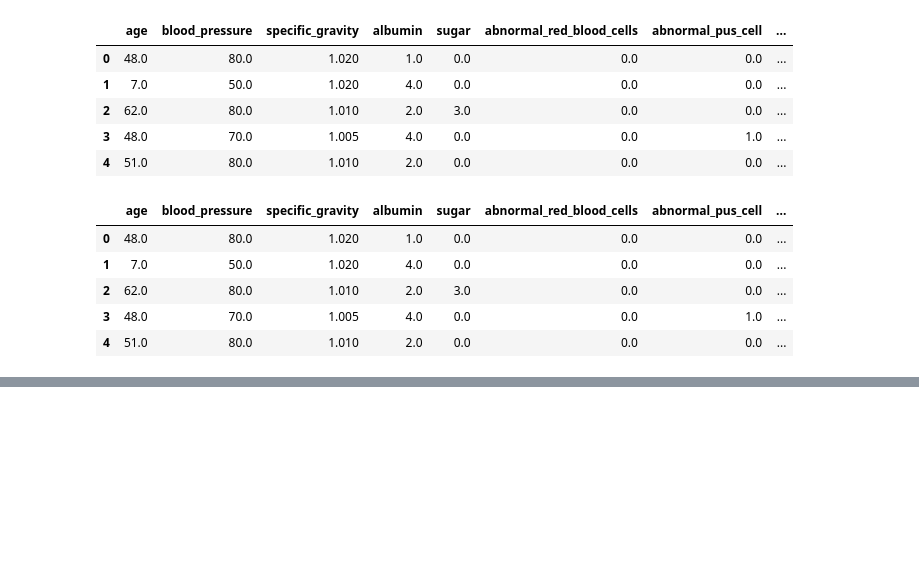
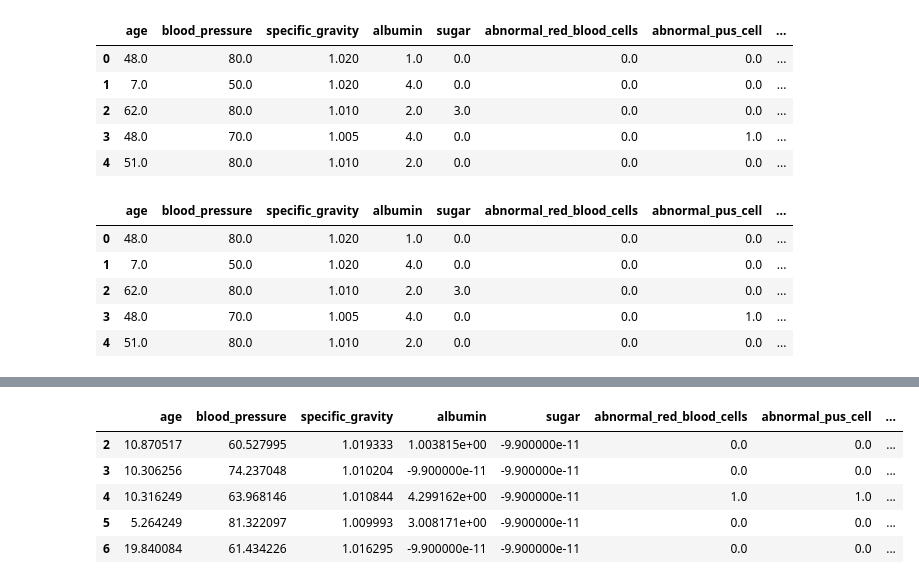
Before and after one commit to jeff-d-wang/CKD_Predictor, a Jupyter notebook: data_cleanup.ipynb, the cells around one changed output, grey strips where cells are left out. Cells and saved outputs as stored; diff of their text form; code cells hidden in the pictures; blank space fills up the shorter version.

```diff
--- a/data_cleanup.ipynb
+++ b/data_cleanup.ipynb
@@ -33,7 +36,7 @@ df['class'] = df['class'].replace(to_replace = {'ckd\t': 'ckd', 'notckd': 'not c
 
 categorical_columns = ['abnormal_red_blood_cells', 'abnormal_pus_cell', 'pus_cell_clumps',
                        'bacteria', 'hypertension', 'diabetes_mellitus', 'coronary_artery_disease',
-                       'poor_appetite', 'peda_edema', 'aanemia', 'class']
+                       'poor_appetite', 'pedal_edema', 'anemia', 'class']
 
 replace_dict = {'normal': 0, 'abnormal': 1, 'notpresent': 0, 'present': 1, 'no': 0, 'yes': 1,
                'good': 0, 'poor': 1, 'not ckd': 0, 'ckd': 1}
@@ -80,0 +254,10 @@ plt.show()
+# %%
+df_new_result = synthesize_values(df_new, df_clean)
+df_new_result.head()
+# %% [output]
+|  | age | blood_pressure | specific_gravity | albumin | sugar | abnormal_red_blood_cells | abnormal_pus_cell | ... |
+| 2 | 10.870517 | 60.527995 | 1.019333 | 1.003815e+00 | -9.900000e-11 | 0.0 | 0.0 | ... |
+| 3 | 10.306256 | 74.237048 | 1.010204 | -9.900000e-11 | -9.900000e-11 | 0.0 | 0.0 | ... |
+| 4 | 10.316249 | 63.968146 | 1.010844 | 4.299162e+00 | -9.900000e-11 | 1.0 | 1.0 | ... |
+| 5 | 5.264249 | 81.322097 | 1.009993 | 3.008171e+00 | -9.900000e-11 | 0.0 | 0.0 | ... |
+| 6 | 19.840084 | 61.434226 | 1.016295 | -9.900000e-11 | -9.900000e-11 | 0.0 | 0.0 | ... |
```
Also changed, not shown: parts of 9 cells of this notebook, 6 other files.
